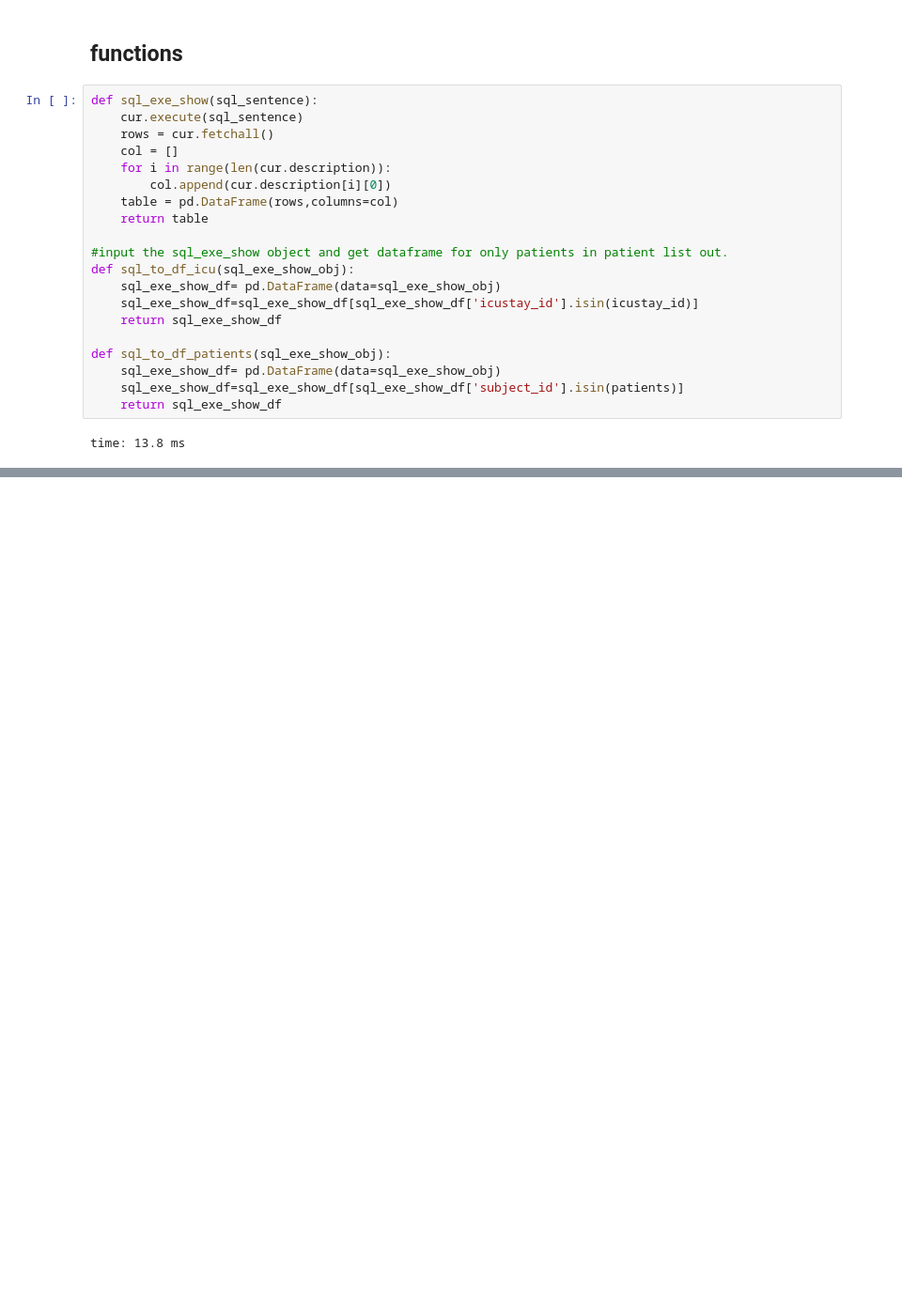
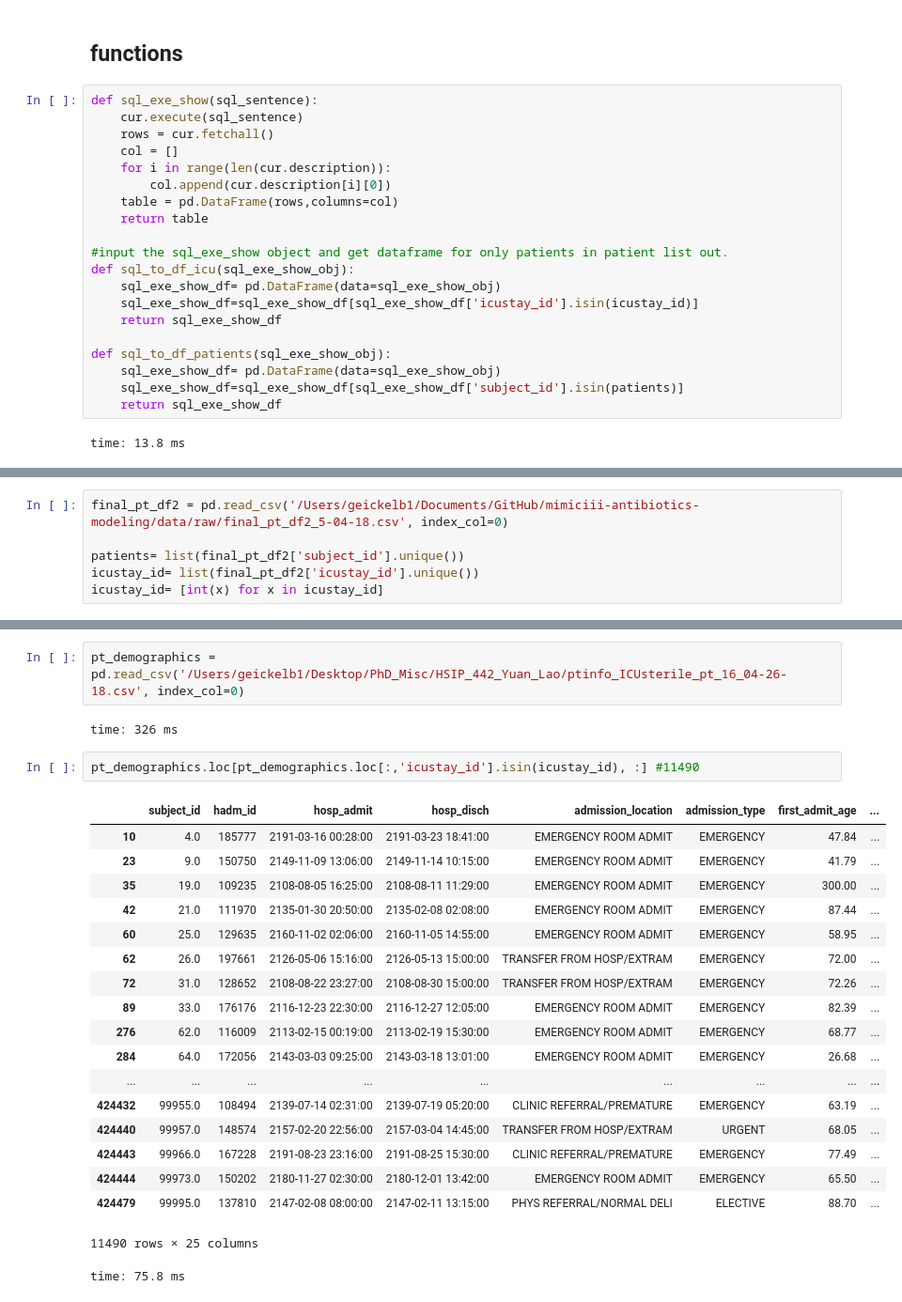
Before and after one commit to kellylinyingxin/mimiciii-antibiotics-modeling, a Jupyter notebook: notebooks/03-clinical_variables_sofatest.ipynb, the cells around one changed output, grey strips where cells are left out. Shown at 94% size. Drawn from its saved outputs; the diff is of its cells as text; blank space fills up the shorter version.

```diff
--- a/notebooks/03-clinical_variables_sofatest.ipynb
+++ b/notebooks/03-clinical_variables_sofatest.ipynb
@@ -119,0 +301,6 @@ ventparam_all48_df= sql_to_df_icu(ventparamTable)
+# %%
+final_pt_df2 = pd.read_csv('/Users/geickelb1/Documents/GitHub/mimiciii-antibiotics-modeling/data/raw/final_pt_df2_5-04-18.csv', index_col=0)
+
+patients= list(final_pt_df2['subject_id'].unique())
+icustay_id= list(final_pt_df2['icustay_id'].unique())
+icustay_id= [int(x) for x in icustay_id]
@@ -119,0 +318,26 @@ ventparam_all48_df= sql_to_df_icu(ventparamTable)
+# %%
+pt_demographics = pd.read_csv('/Users/geickelb1/Desktop/PhD_Misc/HSIP_442_Yuan_Lao/ptinfo_ICUsterile_pt_16_04-26-18.csv', index_col=0)
+# %% [output]
+time: 326 ms
+# %%
+pt_demographics.loc[pt_demographics.loc[:,'icustay_id'].isin(icustay_id), :] #11490
+# %% [output]
+|  | subject_id | hadm_id | hosp_admit | hosp_disch | admission_location | admission_type | first_admit_age | ... |
+| 10 | 4.0 | 185777 | 2191-03-16 00:28:00 | 2191-03-23 18:41:00 | EMERGENCY ROOM ADMIT | EMERGENCY | 47.84 | ... |
+| 23 | 9.0 | 150750 | 2149-11-09 13:06:00 | 2149-11-14 10:15:00 | EMERGENCY ROOM ADMIT | EMERGENCY | 41.79 | ... |
+| 35 | 19.0 | 109235 | 2108-08-05 16:25:00 | 2108-08-11 11:29:00 | EMERGENCY ROOM ADMIT | EMERGENCY | 300.00 | ... |
+| 42 | 21.0 | 111970 | 2135-01-30 20:50:00 | 2135-02-08 02:08:00 | EMERGENCY ROOM ADMIT | EMERGENCY | 87.44 | ... |
+| 60 | 25.0 | 129635 | 2160-11-02 02:06:00 | 2160-11-05 14:55:00 | EMERGENCY ROOM ADMIT | EMERGENCY | 58.95 | ... |
+| 62 | 26.0 | 197661 | 2126-05-06 15:16:00 | 2126-05-13 15:00:00 | TRANSFER FROM HOSP/EXTRAM | EMERGENCY | 72.00 | ... |
+| 72 | 31.0 | 128652 | 2108-08-22 23:27:00 | 2108-08-30 15:00:00 | TRANSFER FROM HOSP/EXTRAM | EMERGENCY | 72.26 | ... |
+| 89 | 33.0 | 176176 | 2116-12-23 22:30:00 | 2116-12-27 12:05:00 | EMERGENCY ROOM ADMIT | EMERGENCY | 82.39 | ... |
+| 276 | 62.0 | 116009 | 2113-02-15 00:19:00 | 2113-02-19 15:30:00 | EMERGENCY ROOM ADMIT | EMERGENCY | 68.77 | ... |
+| 284 | 64.0 | 172056 | 2143-03-03 09:25:00 | 2143-03-18 13:01:00 | EMERGENCY ROOM ADMIT | EMERGENCY | 26.68 | ... |
+| ... | ... | ... | ... | ... | ... | ... | ... | ... |
+| 424432 | 99955.0 | 108494 | 2139-07-14 02:31:00 | 2139-07-19 05:20:00 | CLINIC REFERRAL/PREMATURE | EMERGENCY | 63.19 | ... |
+| 424440 | 99957.0 | 148574 | 2157-02-20 22:56:00 | 2157-03-04 14:45:00 | TRANSFER FROM HOSP/EXTRAM | URGENT | 68.05 | ... |
+| 424443 | 99966.0 | 167228 | 2191-08-23 23:16:00 | 2191-08-25 15:30:00 | CLINIC REFERRAL/PREMATURE | EMERGENCY | 77.49 | ... |
+| 424444 | 99973.0 | 150202 | 2180-11-27 02:30:00 | 2180-12-01 13:42:00 | EMERGENCY ROOM ADMIT | EMERGENCY | 65.50 | ... |
+| 424479 | 99995.0 | 137810 | 2147-02-08 08:00:00 | 2147-02-11 13:15:00 | PHYS REFERRAL/NORMAL DELI | ELECTIVE | 88.70 | ... |
+11490 rows × 25 columns
+time: 75.8 ms
```
Also changed, not shown: parts of 26 cells of this notebook, 6 other files.
